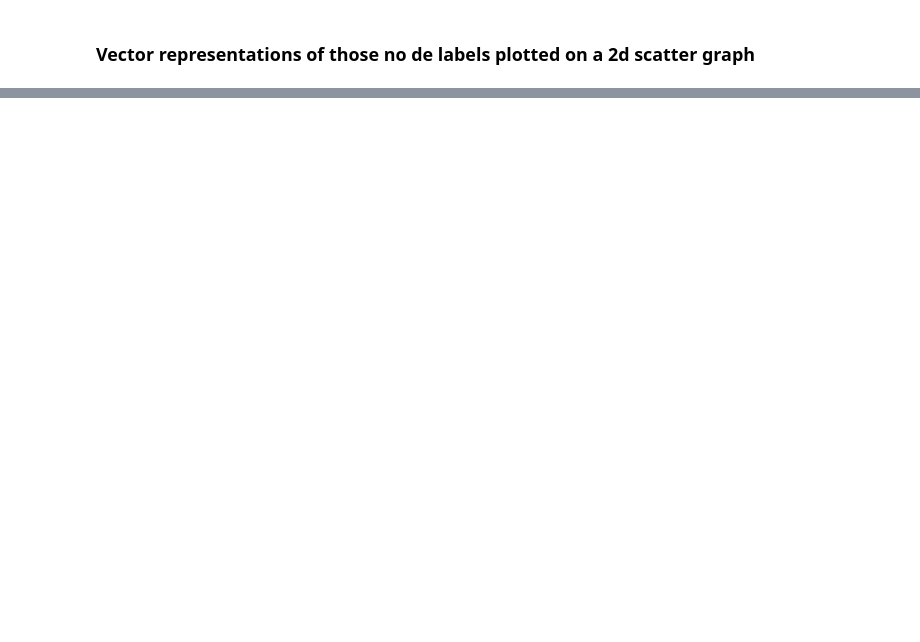
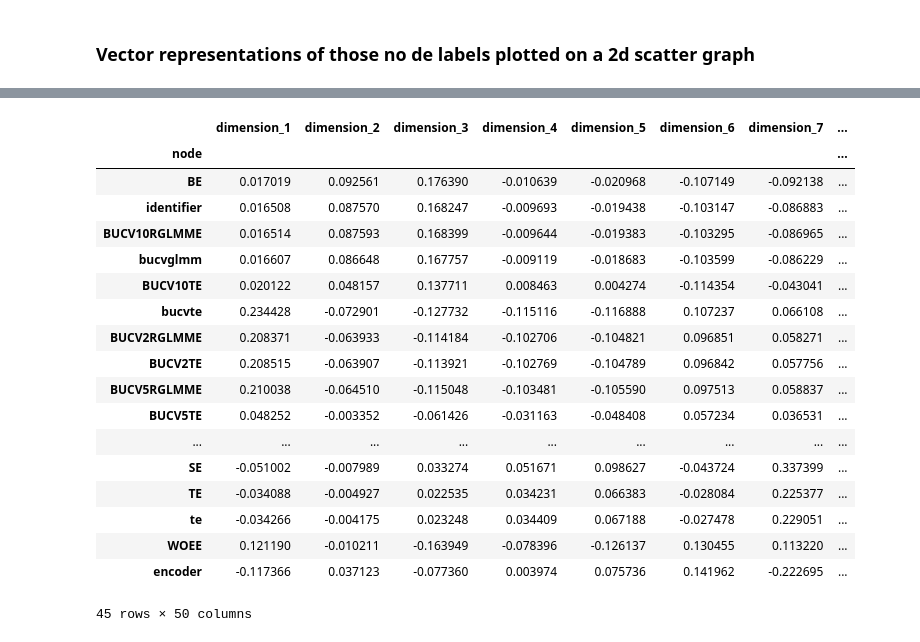
Before and after one commit to nina-prog/meta-learning-for-encoder-selection, a Jupyter notebook: notebooks/week09/week09-encoding-of-encoders.ipynb, the cells around one changed output, grey strips where cells are left out. Saved outputs shown, nothing was run; the diff lists cells and outputs as text; code cells hidden in the pictures; blank space fills up the shorter version.

```diff
--- a/notebooks/week09/week09-encoding-of-encoders.ipynb
+++ b/notebooks/week09/week09-encoding-of-encoders.ipynb
@@ -159,0 +151,6 @@ model.plot()
+# %%
+%%time
+# Extract all relations form the graph
+relations = []
+for edge in G.edges():
+    relations.append((edge[0], edge[1]))
@@ -159,0 +160,6 @@ model.plot()
+# %%
+%%time
+# Embed the graph
+model = PoincareModel(relations, seed=7)
+# Train the model
+model.train(epochs=500)
@@ -159,0 +176,29 @@ model.plot()
+# %%
+# Transform embeddings (vector representation) to a dataframe
+embeddings_df = pd.DataFrame(embeddings)
+# Add node names as a column to the dataframe
+embeddings_df['node'] = embeddings_dict.keys()
+embeddings_df = embeddings_df.set_index('node')
+# Rename columns to dimension_1, dimension_2, ...
+embeddings_df.columns = [f'dimension_{i}' for i in range(1, embeddings_df.shape[1] + 1)]
+embeddings_df
+# %% [output]
+|  | dimension_1 | dimension_2 | dimension_3 | dimension_4 | dimension_5 | dimension_6 | dimension_7 | ... |
+| node |  |  |  |  |  |  |  | ... |
+| BE | 0.017019 | 0.092561 | 0.176390 | -0.010639 | -0.020968 | -0.107149 | -0.092138 | ... |
+| identifier | 0.016508 | 0.087570 | 0.168247 | -0.009693 | -0.019438 | -0.103147 | -0.086883 | ... |
+| BUCV10RGLMME | 0.016514 | 0.087593 | 0.168399 | -0.009644 | -0.019383 | -0.103295 | -0.086965 | ... |
+| bucvglmm | 0.016607 | 0.086648 | 0.167757 | -0.009119 | -0.018683 | -0.103599 | -0.086229 | ... |
+| BUCV10TE | 0.020122 | 0.048157 | 0.137711 | 0.008463 | 0.004274 | -0.114354 | -0.043041 | ... |
+| bucvte | 0.234428 | -0.072901 | -0.127732 | -0.115116 | -0.116888 | 0.107237 | 0.066108 | ... |
+| BUCV2RGLMME | 0.208371 | -0.063933 | -0.114184 | -0.102706 | -0.104821 | 0.096851 | 0.058271 | ... |
+| BUCV2TE | 0.208515 | -0.063907 | -0.113921 | -0.102769 | -0.104789 | 0.096842 | 0.057756 | ... |
+| BUCV5RGLMME | 0.210038 | -0.064510 | -0.115048 | -0.103481 | -0.105590 | 0.097513 | 0.058837 | ... |
+| BUCV5TE | 0.048252 | -0.003352 | -0.061426 | -0.031163 | -0.048408 | 0.057234 | 0.036531 | ... |
+| ... | ... | ... | ... | ... | ... | ... | ... | ... |
+| SE | -0.051002 | -0.007989 | 0.033274 | 0.051671 | 0.098627 | -0.043724 | 0.337399 | ... |
+| TE | -0.034088 | -0.004927 | 0.022535 | 0.034231 | 0.066383 | -0.028084 | 0.225377 | ... |
+| te | -0.034266 | -0.004175 | 0.023248 | 0.034409 | 0.067188 | -0.027478 | 0.229051 | ... |
+| WOEE | 0.121190 | -0.010211 | -0.163949 | -0.078396 | -0.126137 | 0.130455 | 0.113220 | ... |
+| encoder | -0.117366 | 0.037123 | -0.077360 | 0.003974 | 0.075736 | 0.141962 | -0.222695 | ... |
+45 rows × 50 columns
```
Also changed, not shown: parts of 14 cells of this notebook.
